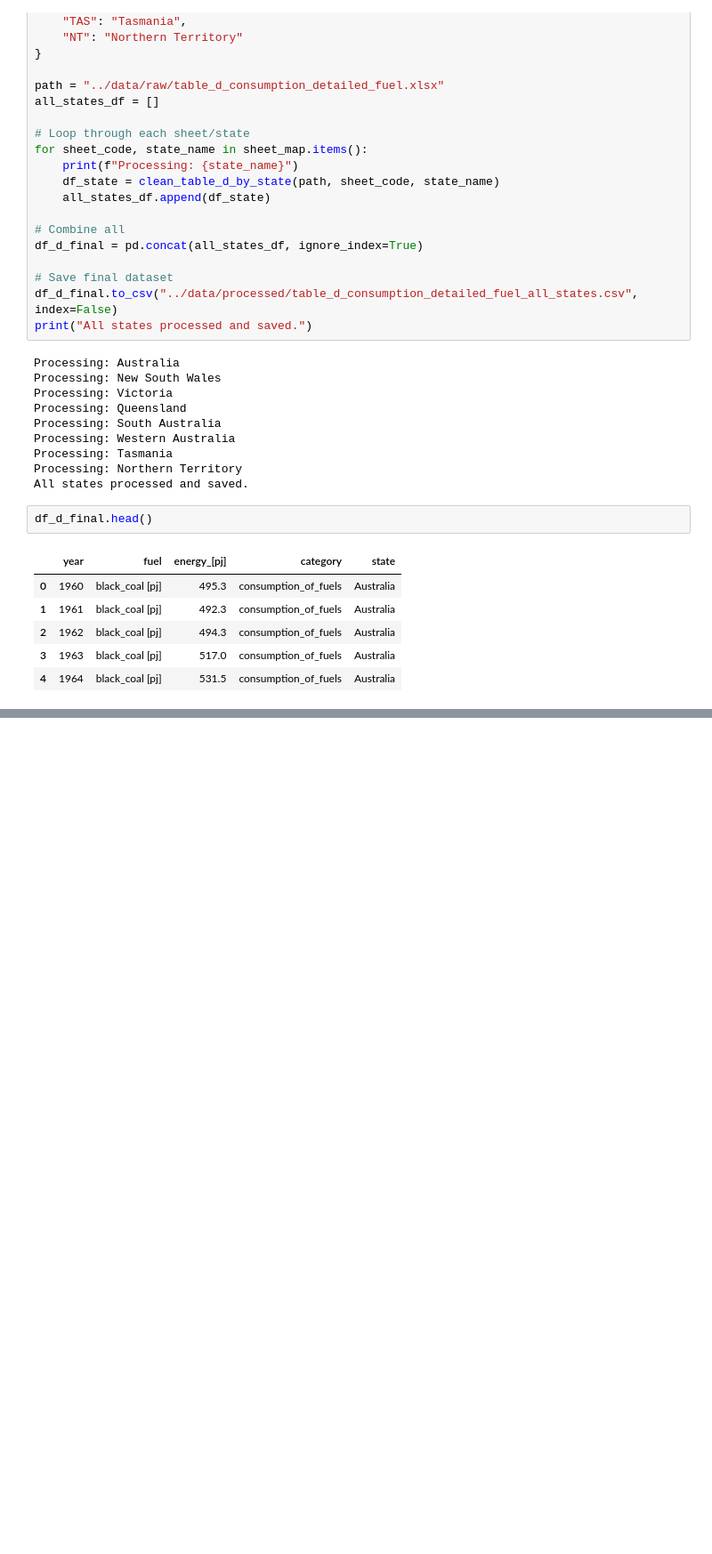
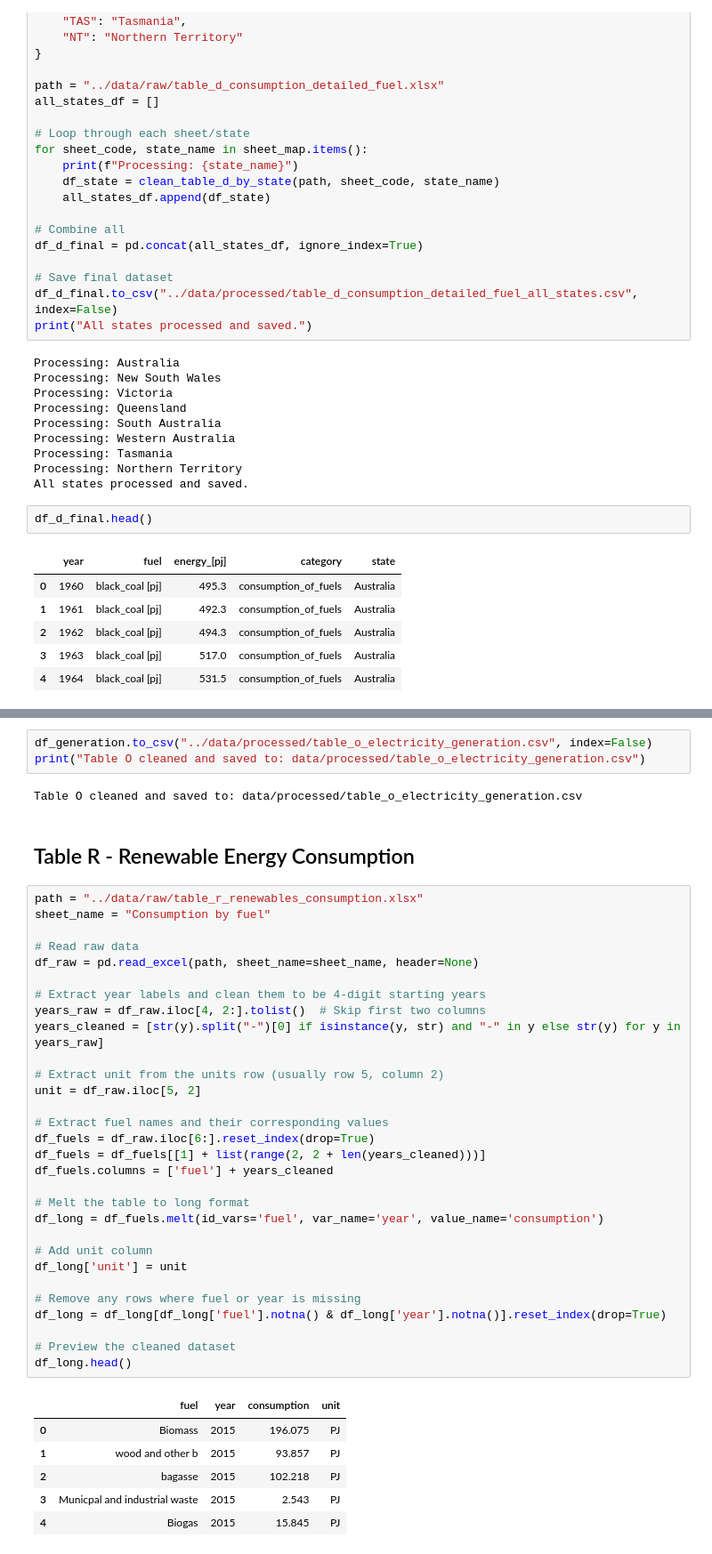
Before and after one commit to camilouribeg/DVN_AT3-aus-energy, a Jupyter notebook: notebooks/data_transf.ipynb, the cells around one changed output, grey strips where cells are left out. Shown at 89% size. Drawn from its saved outputs; the diff is of its cells as text; blank space fills up the shorter version.

```diff
--- a/notebooks/data_transf.ipynb
+++ b/notebooks/data_transf.ipynb
@@ -383,0 +605,44 @@ df_d_final.head()
+# %%
+df_generation.to_csv("../data/processed/table_o_electricity_generation.csv", index=False)
+print("Table O cleaned and saved to: data/processed/table_o_electricity_generation.csv")
+# %% [output]
+Table O cleaned and saved to: data/processed/table_o_electricity_generation.csv
+# %% [markdown]
+## Table R - Renewable Energy Consumption
+# %%
+path = "../data/raw/table_r_renewables_consumption.xlsx"
+sheet_name = "Consumption by fuel"
+
+# Read raw data
+df_raw = pd.read_excel(path, sheet_name=sheet_name, header=None)
+
+# Extract year labels and clean them to be 4-digit starting years
+years_raw = df_raw.iloc[4, 2:].tolist()  # Skip first two columns
+years_cleaned = [str(y).split("-")[0] if isinstance(y, str) and "-" in y else str(y) for y in years_raw]
+
+# Extract unit from the units row (usually row 5, column 2)
+unit = df_raw.iloc[5, 2]
+
+# Extract fuel names and their corresponding values
+df_fuels = df_raw.iloc[6:].reset_index(drop=True)
+df_fuels = df_fuels[[1] + list(range(2, 2 + len(years_cleaned)))]
+df_fuels.columns = ['fuel'] + years_cleaned
+
+# Melt the table to long format
+df_long = df_fuels.melt(id_vars='fuel', var_name='year', value_name='consumption')
+
+# Add unit column
+df_long['unit'] = unit
+
+# Remove any rows where fuel or year is missing
+df_long = df_long[df_long['fuel'].notna() & df_long['year'].notna()].reset_index(drop=True)
+
+# Preview the cleaned dataset
+df_long.head()
+# %% [output]
+|  | fuel | year | consumption | unit |
+| 0 | Biomass | 2015 | 196.075 | PJ |
+| 1 | wood and other b | 2015 | 93.857 | PJ |
+| 2 | bagasse | 2015 | 102.218 | PJ |
+| 3 | Municpal and industrial waste | 2015 | 2.543 | PJ |
+| 4 | Biogas | 2015 | 15.845 | PJ |
```
Also changed, not shown: parts of 11 cells of this notebook, 12 other files.
